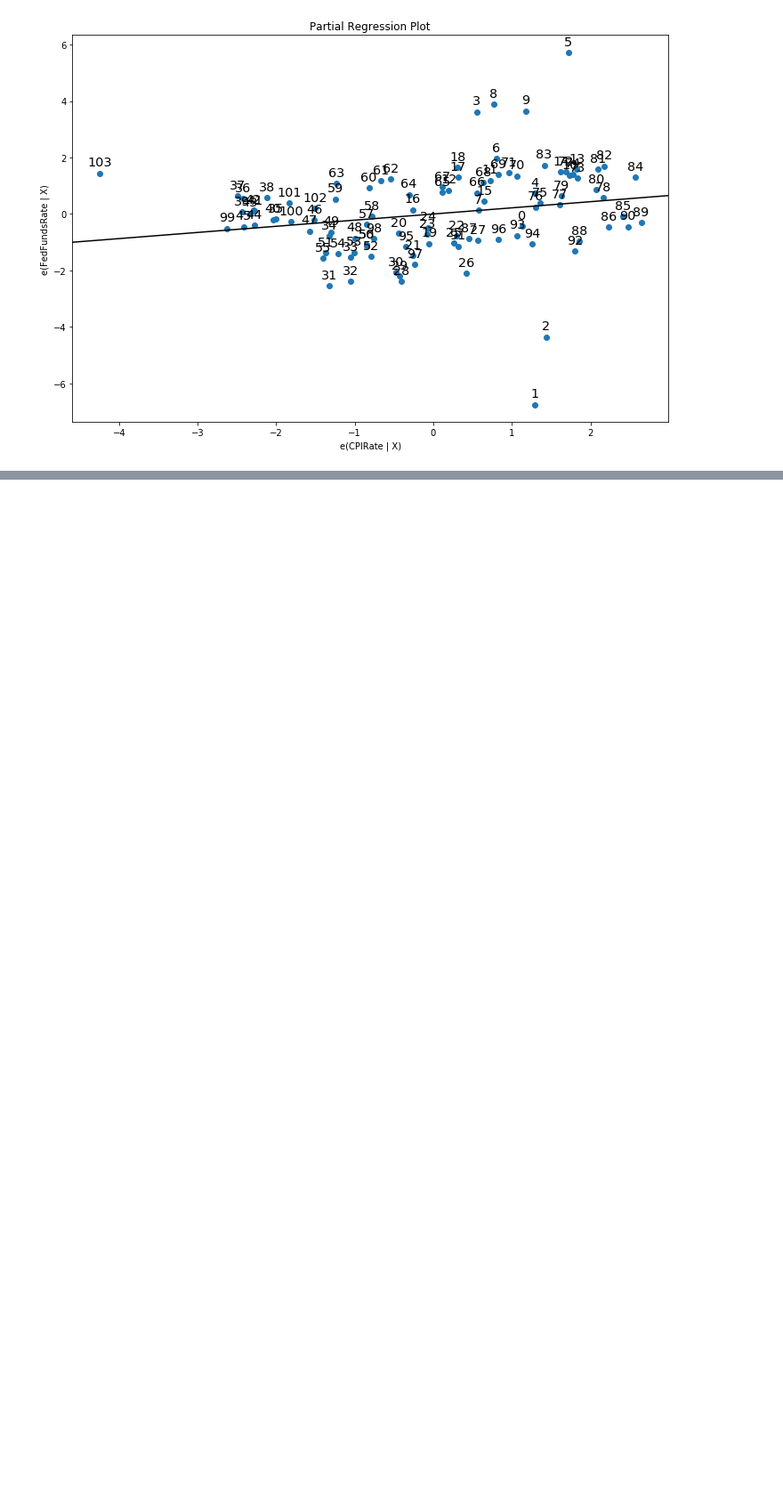
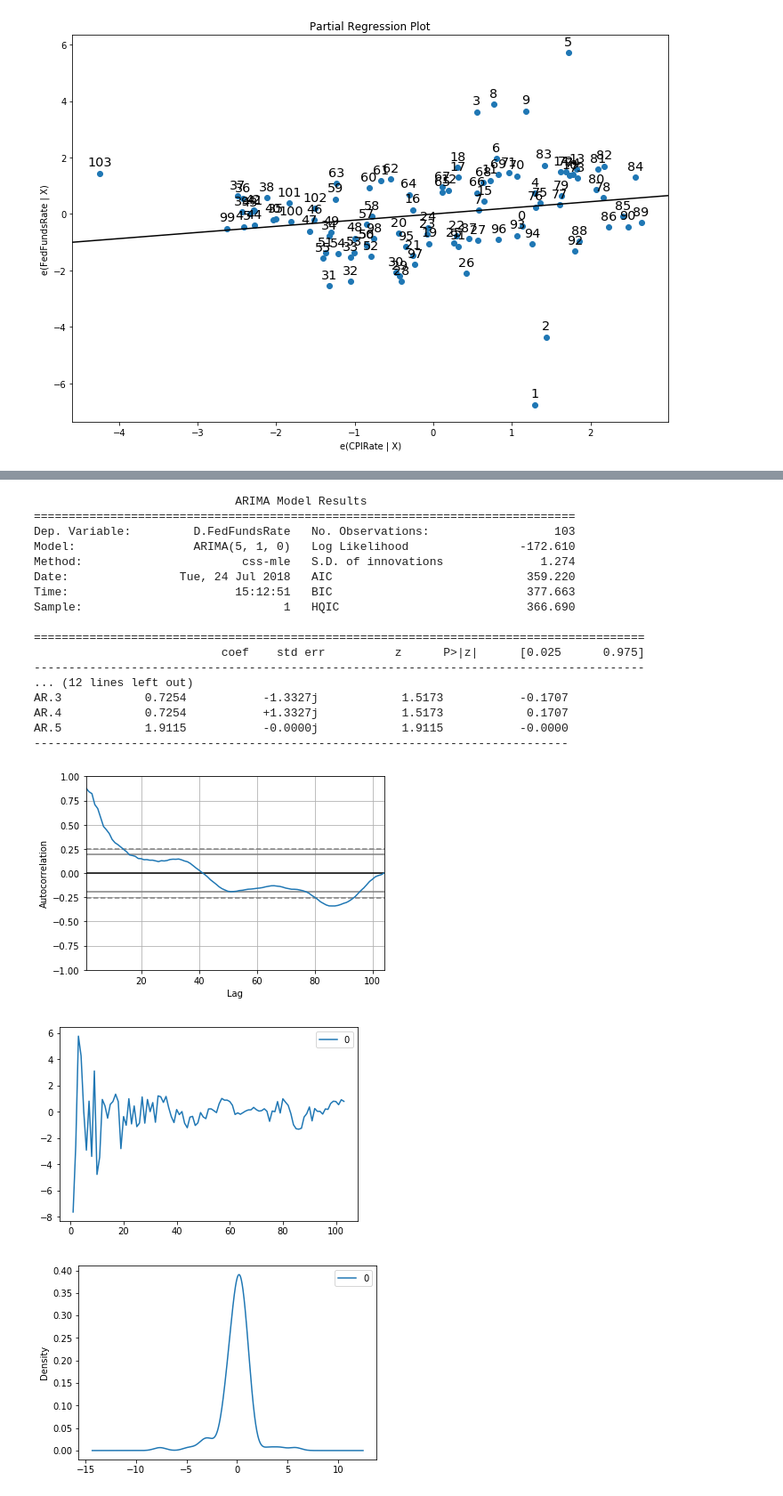
Before and after one commit to shehio/FED-Interest-Rate, a Jupyter notebook: code/model_interest_rate.ipynb, the cells around one changed output, grey strips where cells are left out. Shown at 89% size. Cells and saved outputs as stored; diff of their text form; code cells hidden in the pictures; blank space fills up the shorter version.

Commit message:
Added augmented dicky fuller and univariate ARIMA.

```diff
--- a/code/model_interest_rate.ipynb
+++ b/code/model_interest_rate.ipynb
@@ -238,0 +288,53 @@ PCED             -1.2775      0.503     -2.538      0.011      -2.264      -0.29
+# %%
+# ARIMA
+# This acronym is descriptive, capturing the key aspects of the model itself. Briefly, they are:
+
+# AR: Autoregression. A model that uses the dependent relationship between an observation and some number of lagged observations.
+# I: Integrated. The use of differencing of raw observations (e.g. subtracting an observation from an observation at the previous time step) in order to make the time series stationary.
+# MA: Moving Average. A model that uses the dependency between an observation and a residual error from a moving average model applied to lagged observations.
+# Each of these components are explicitly specified in the model as a parameter. A standard notation is used of ARIMA(p,d,q) where the parameters are substituted with integer values to quickly indicate the specific ARIMA model being used.
+
+# The parameters of the ARIMA model are defined as follows:
+
+# p: The number of lag observations included in the model, also called the lag order.
+# d: The number of times that the raw observations are differenced, also called the degree of differencing.
+# q: The size of the moving average window, also called the order of moving average.
+
+from pandas.plotting import autocorrelation_plot
+from statsmodels.tsa.arima_model import ARIMA
+
+autocorrelation_plot(series)
+
+# fit model
+model_fit = ARIMA(series, order=(5, 1, 0)).fit(disp = 0)
+print(model_fit.summary())
+
+# plot residual errors
+residuals = pd.DataFrame(model_fit.resid)
+residuals.plot()
+plt.show()
+
+residuals.plot(kind = 'kde')
+plt.show()
+print(residuals.describe())
+# %% [output]
+                             ARIMA Model Results
+==============================================================================
+Dep. Variable:         D.FedFundsRate   No. Observations:                  103
+Model:                 ARIMA(5, 1, 0)   Log Likelihood                -172.610
+Method:                       css-mle   S.D. of innovations              1.274
+Date:                Tue, 24 Jul 2018   AIC                            359.220
+Time:                        15:12:51   BIC                            377.663
+Sample:                             1   HQIC                           366.690
+
+========================================================================================
+                           coef    std err          z      P>|z|      [0.025      0.975]
+----------------------------------------------------------------------------------------
+... (12 lines left out)
+AR.3            0.7254           -1.3327j            1.5173           -0.1707
+AR.4            0.7254           +1.3327j            1.5173            0.1707
+AR.5            1.9115           -0.0000j            1.9115           -0.0000
+-----------------------------------------------------------------------------
+[figure, added]
+[figure, added]
+[figure, added]
```
Also changed, not shown: parts of 12 cells of this notebook.
